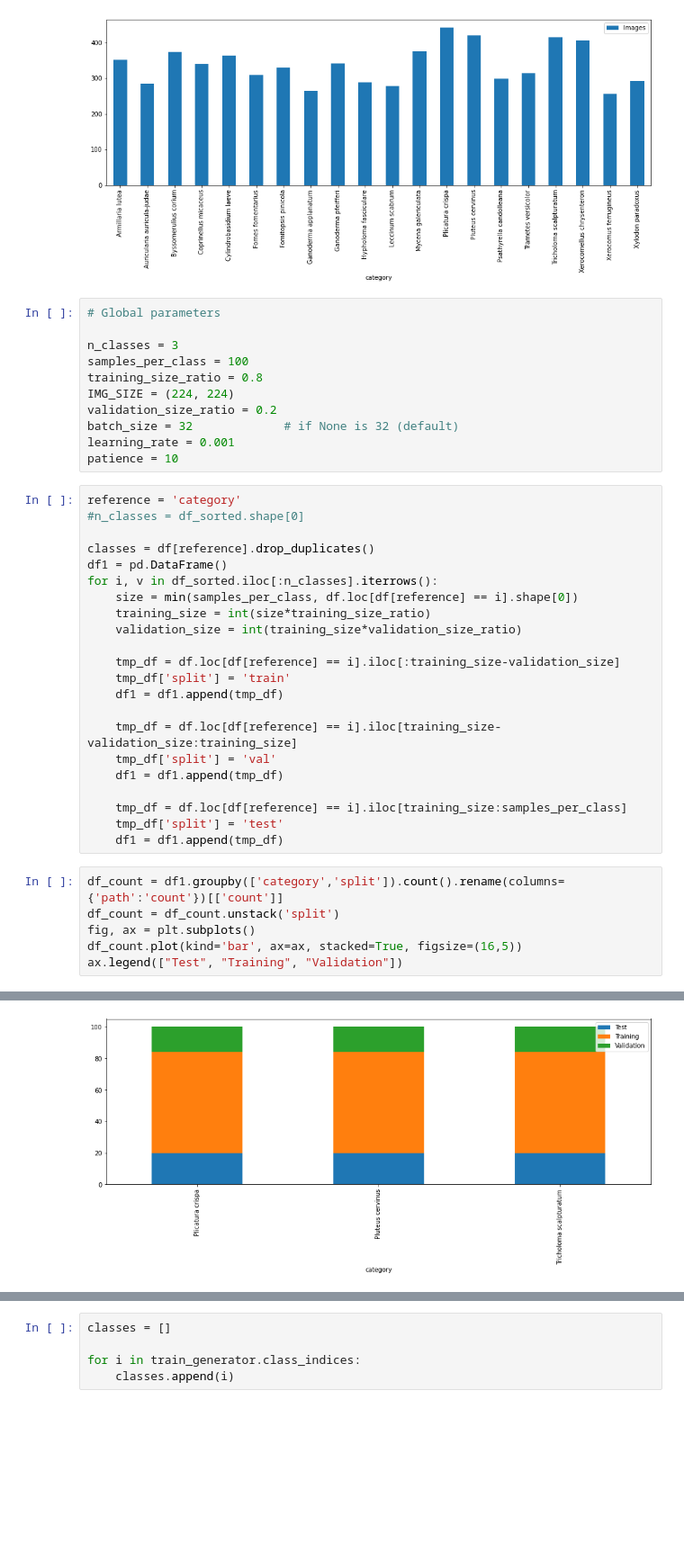
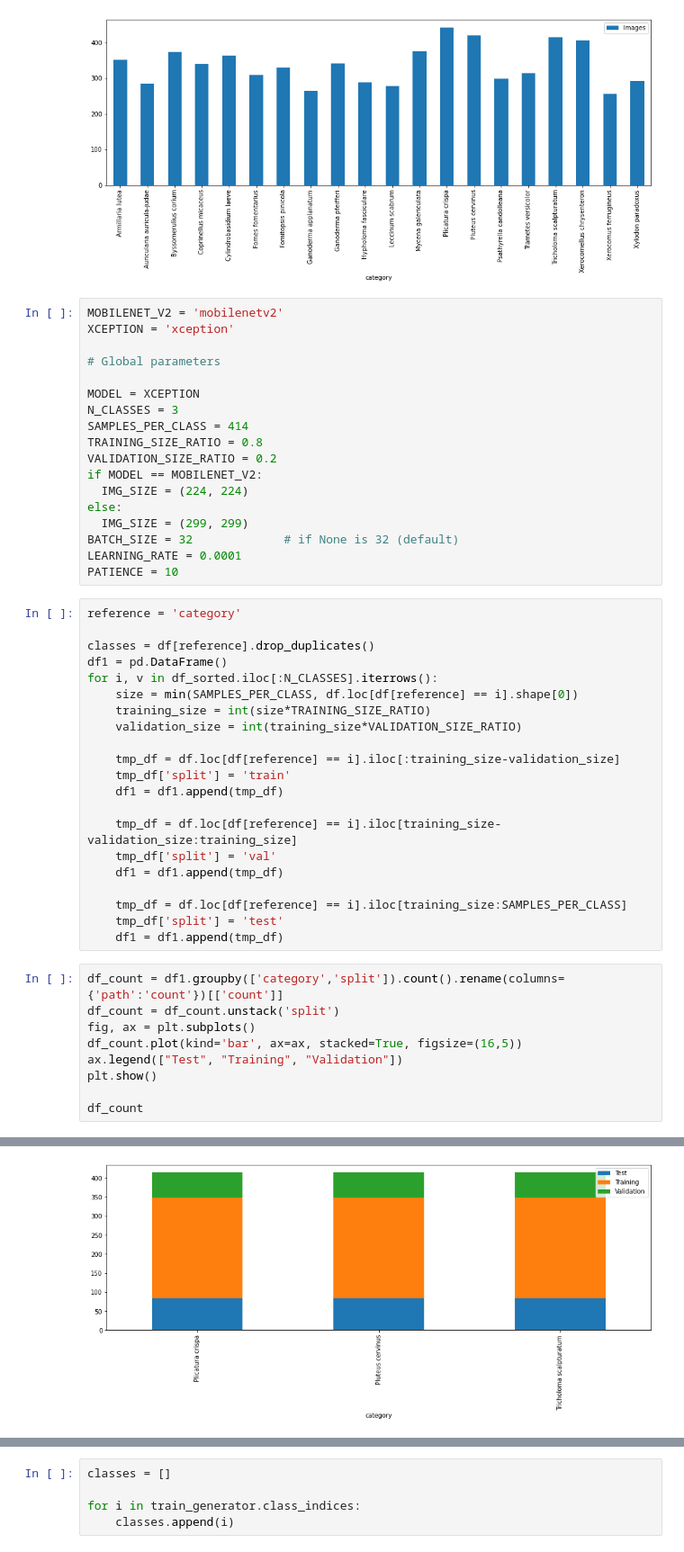
Before and after one commit to lorenzovngl/ml-project, a Jupyter notebook: prediction_model_mobilenet.ipynb, the cells around one changed output, grey strips where cells are left out. Shown at 90% size. Drawn from its saved outputs; the diff is of its cells as text; blank space fills up the shorter version.

Commit message:
added xception

```diff
--- a/prediction_model_mobilenet.ipynb
+++ b/prediction_model_mobilenet.ipynb
@@ -50,26 +50,32 @@ df_sorted = df_grouped.sort_values(by='count', ascending=False)
 # %% [output]
 [figure]
 # %%
+MOBILENET_V2 = 'mobilenetv2'
+XCEPTION = 'xception'
+
 # Global parameters
 
-n_classes = 3
-samples_per_class = 100
-training_size_ratio = 0.8
-IMG_SIZE = (224, 224)
-validation_size_ratio = 0.2
-batch_size = 32             # if None is 32 (default)
-learning_rate = 0.001
-patience = 10
+MODEL = XCEPTION
+N_CLASSES = 3
+SAMPLES_PER_CLASS = 414
+TRAINING_SIZE_RATIO = 0.8
+VALIDATION_SIZE_RATIO = 0.2
+if MODEL == MOBILENET_V2:
+  IMG_SIZE = (224, 224)
+else:
+  IMG_SIZE = (299, 299)
+BATCH_SIZE = 32             # if None is 32 (default)
+LEARNING_RATE = 0.0001
+PATIENCE = 10
 # %%
 reference = 'category'
-#n_classes = df_sorted.shape[0]
 
 classes = df[reference].drop_duplicates()
 df1 = pd.DataFrame()
-for i, v in df_sorted.iloc[:n_classes].iterrows():
-    size = min(samples_per_class, df.loc[df[reference] == i].shape[0])
-    training_size = int(size*training_size_ratio)
-    validation_size = int(training_size*validation_size_ratio)
+for i, v in df_sorted.iloc[:N_CLASSES].iterrows():
+    size = min(SAMPLES_PER_CLASS, df.loc[df[reference] == i].shape[0])
+    training_size = int(size*TRAINING_SIZE_RATIO)
+    validation_size = int(training_size*VALIDATION_SIZE_RATIO)
 
     tmp_df = df.loc[df[reference] == i].iloc[:training_size-validation_size]
     tmp_df['split'] = 'train'
@@ -79,7 +85,7 @@ for i, v in df_sorted.iloc[:n_classes].iterrows():
     tmp_df['split'] = 'val'
     df1 = df1.append(tmp_df)
 
-    tmp_df = df.loc[df[reference] == i].iloc[training_size:samples_per_class]
+    tmp_df = df.loc[df[reference] == i].iloc[training_size:SAMPLES_PER_CLASS]
     tmp_df['split'] = 'test'
     df1 = df1.append(tmp_df)
 # %%
@@ -88,4 +94,7 @@ df_count = df_count.unstack('split')
 fig, ax = plt.subplots()
 df_count.plot(kind='bar', ax=ax, stacked=True, figsize=(16,5))
 ax.legend(["Test", "Training", "Validation"])
+plt.show()
+
+df_count
 # %% [output]
@@ -93 +101 @@ ax.legend(["Test", "Training", "Validation"])
-[figure, old version]
+[figure, new version]
```
Also changed, not shown: parts of 24 cells of this notebook, 18 other files.
